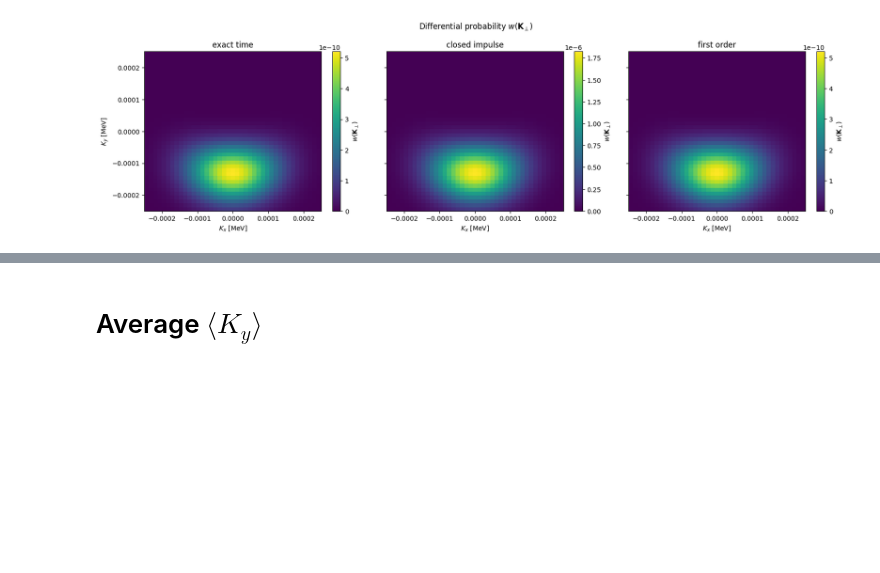
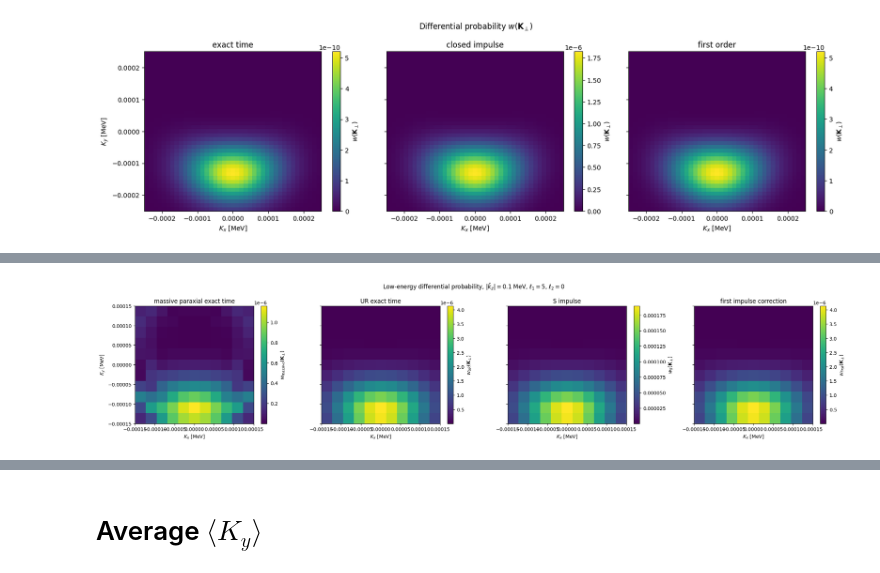
Before and after one commit to Anton-Murtazin/moller_vortex, a Jupyter notebook: analysis_workspace.ipynb, the cells around one changed output, grey strips where cells are left out. Cells and saved outputs as stored; diff of their text form; code cells hidden in the pictures; blank space fills up the shorter version.

Commit message:
Massive nonrelativistic case

```diff
--- a/analysis_workspace.ipynb
+++ b/analysis_workspace.ipynb
@@ -1864,0 +2074,51 @@ first order: elapsed = 17.93 s
+# %%
+fig, axes = plt.subplots(
+    1,
+    len(nonrel_differential_probability_specs),
+    figsize=(22.0, 4.8),
+    sharex=True,
+    sharey=True,
+)
+extent = [
+    nonrel_Kx_values[0],
+    nonrel_Kx_values[-1],
+    nonrel_Ky_values[0],
+    nonrel_Ky_values[-1],
+]
+
+plot_items = [
+    (
+        "massive paraxial exact time",
+        nonrel_massive_probability_map,
+        r"$w_{massive}(\mathbf{K}_{\perp})$",
+    ),
+    ("UR exact time", nonrel_ur_probability_map, r"$w_{UR}(\mathbf{K}_{\perp})$"),
+    ("S impulse", nonrel_s_impulse_probability_map, r"$w_{S}(\mathbf{K}_{\perp})$"),
+    (
+        "first impulse correction",
+        nonrel_first_impulse_probability_map,
+        r"$w_{first}(\mathbf{K}_{\perp})$",
+    ),
+]
+
+for ax, (title, values, colorbar_label) in zip(axes, plot_items):
+    image = ax.imshow(
+        values,
+        origin="lower",
+        extent=extent,
+        aspect="auto",
+    )
+    ax.set_title(title)
+    ax.set_xlabel(r"$K_x$ [MeV]")
+    cbar = fig.colorbar(image, ax=ax)
+    cbar.set_label(colorbar_label)
+
+axes[0].set_ylabel(r"$K_y$ [MeV]")
+fig.suptitle(
+    rf"Low-energy differential probability, $|\bar k_z|={nonrel_kbar_z:g}$ MeV, "
+    rf"$\ell_1={nonrel_packet1.ell}$, $\ell_2={nonrel_packet2.ell}$"
+)
+fig.tight_layout()
+plt.show()
+# %% [output]
+[figure, added]
```
Also changed, not shown: parts of 9 cells of this notebook, 7 other files.
